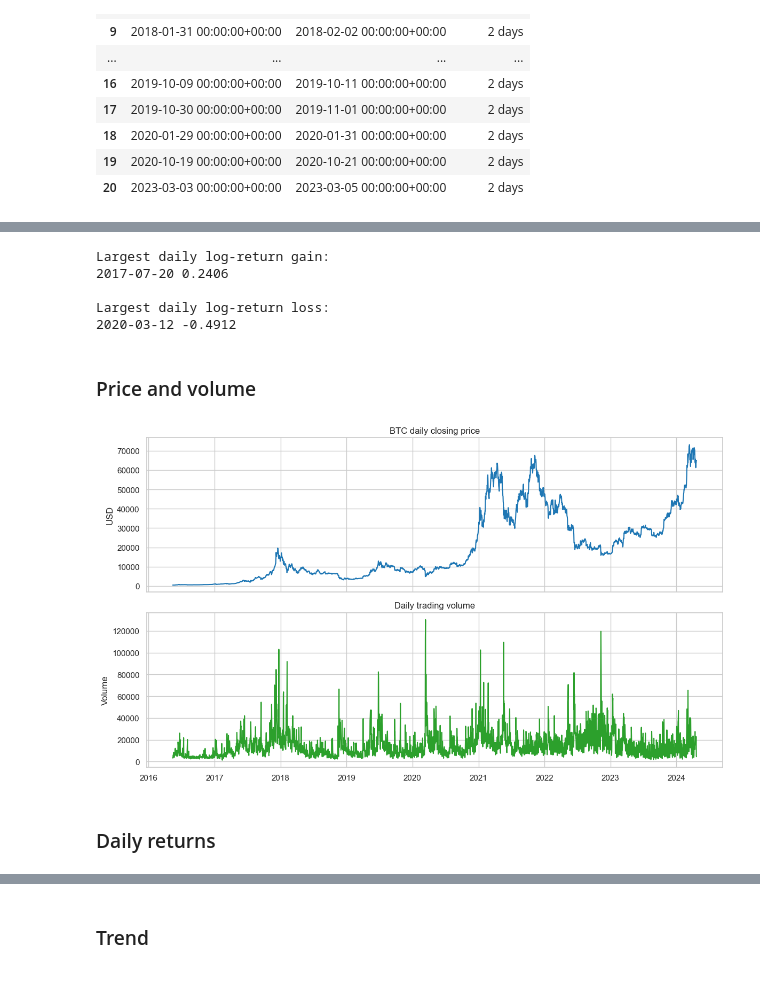
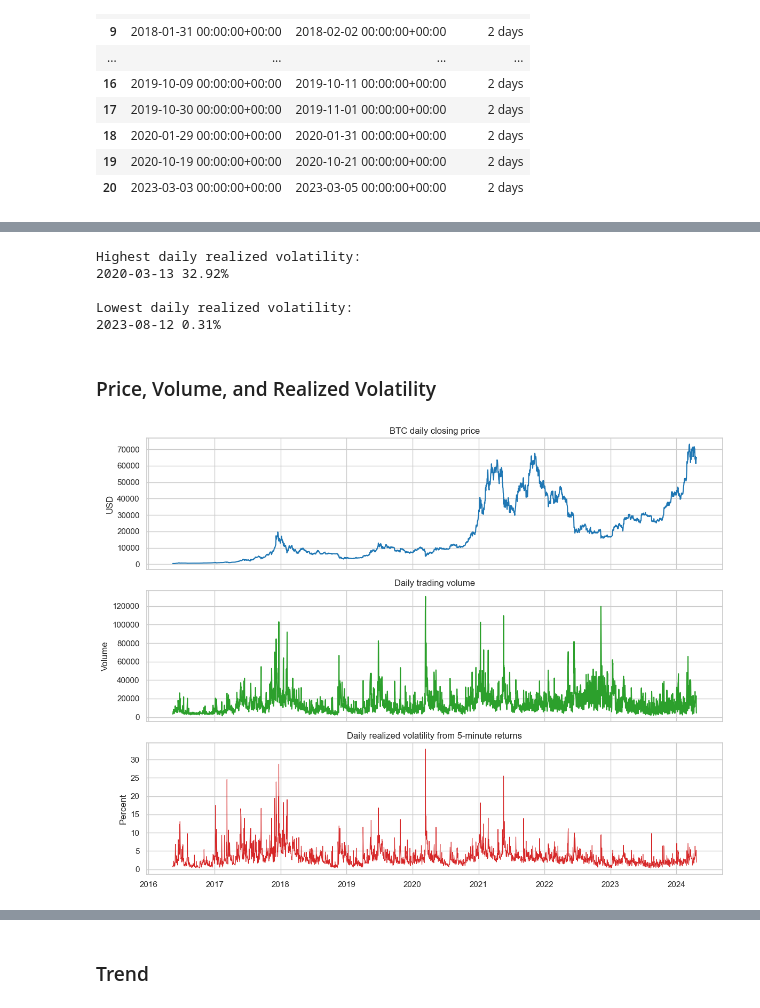
Before and after one commit to pBraxton02/LSTM_SGARCH_rr, a Jupyter notebook: EDA.ipynb, the cells around one changed output, grey strips where cells are left out. Cells and saved outputs as stored; diff of their text form; code cells hidden in the pictures.

Commit message:
Update EDA for next-day volatility forecasting

```diff
--- a/EDA.ipynb
+++ b/EDA.ipynb
@@ -19,4 +40,5 @@ pd.options.display.float_format = "{:,.4f}".format
 # %%
-DATA_PATH = Path("data/BTC/BTC_USD_coinbase_spot_daily_features.csv")
+DAILY_DATA_PATH = Path("data/BTC/BTC_USD_coinbase_spot_daily_features.csv")
 METADATA_PATH = Path("data/BTC/BTC_USD_coinbase_spot_daily_features.metadata.json")
 SCALER_PATH = Path("data/BTC/BTC_USD_coinbase_spot_daily_features.scaler.pkl")
+RAW_5MIN_PATH = Path("data/BTC/BTC_USD_coinbase_spot_5min.csv")
@@ -23,5 +49,5 @@ SCALER_PATH = Path("data/BTC/BTC_USD_coinbase_spot_daily_features.scaler.pkl")
 # %%
-daily_scaled = pd.read_csv(DATA_PATH, parse_dates=["timestamp_utc"])
+daily_scaled = pd.read_csv(DAILY_DATA_PATH, parse_dates=["timestamp_utc"])
 
 with METADATA_PATH.open("r", encoding="utf-8") as file:
     metadata = json.load(file)
@@ -48,0 +77,18 @@ daily_full.head()
+# %%
+raw_5min = pd.read_csv(RAW_5MIN_PATH, parse_dates=["timestamp_utc"])
+raw_5min = raw_5min.sort_values("timestamp_utc").set_index("timestamp_utc")
+
+raw_5min["log_close"] = np.log(raw_5min["close"])
+raw_5min["intraday_log_return"] = raw_5min["log_close"].diff()
+raw_5min["intraday_squared_return"] = raw_5min["intraday_log_return"] ** 2
+
+realized_volatility = raw_5min["intraday_squared_return"].resample("1D").sum().pow(0.5)
+realized_observations = raw_5min["intraday_log_return"].resample("1D").count()
+
+realized_daily = pd.DataFrame({
+    "realized_volatility": realized_volatility,
+    "realized_observations": realized_observations,
+})
+realized_daily["realized_variance"] = realized_daily["realized_volatility"] ** 2
+realized_daily["realized_volatility_pct"] = realized_daily["realized_volatility"] * 100
+realized_daily.head()
@@ -48,0 +103,13 @@ daily_full.head()
+# %%
+daily_full = daily_full.join(realized_daily, how="left")
+daily_full["target_realized_volatility_next"] = daily_full["realized_volatility"].shift(-1)
+daily_full["log_realized_volatility"] = np.log(daily_full["realized_volatility"])
+
+daily_full[[
+    "close",
+    "log_return",
+    "realized_volatility",
+    "realized_volatility_pct",
+    "target_realized_volatility_next",
+    "split",
+]].head()
@@ -177,35 +269,37 @@ daily[main_columns].describe().T
-# %%
-largest_gain_date = daily["log_return"].idxmax()
-largest_loss_date = daily["log_return"].idxmin()
-
-print("Largest daily log-return gain:")
-print(largest_gain_date.date(), round(daily.loc[largest_gain_date, "log_return"], 4))
-
-print("\nLargest daily log-return loss:")
-print(largest_loss_date.date(), round(daily.loc[largest_loss_date, "log_return"], 4))
-# %% [output]
-Largest daily log-return gain:
-2017-07-20 0.2406
-
-Largest daily log-return loss:
-2020-03-12 -0.4912
+# %%
+highest_volatility_date = daily["realized_volatility"].idxmax()
+lowest_volatility_date = daily["realized_volatility"].idxmin()
+
+print("Highest daily realized volatility:")
+print(highest_volatility_date.date(), f"{daily.loc[highest_volatility_date, 'realized_volatility_pct']:.2f}%")
+
+print("\nLowest daily realized volatility:")
+print(lowest_volatility_date.date(), f"{daily.loc[lowest_volatility_date, 'realized_volatility_pct']:.2f}%")
+# %% [output]
+Highest daily realized volatility:
+2020-03-13 32.92%
+
+Lowest daily realized volatility:
+2023-08-12 0.31%
 # %% [markdown]
-### Price and volume
+### Price, Volume, and Realized Volatility
 # %%
-fig, axes = plt.subplots(2, 1, figsize=(12, 7), sharex=True)
+fig, axes = plt.subplots(3, 1, figsize=(12, 9), sharex=True)
 
 axes[0].plot(daily.index, daily["close"], color="tab:blue")
 axes[0].set_title("BTC daily closing price")
 axes[0].set_ylabel("USD")
 
 axes[1].plot(daily.index, daily["volume"], color="tab:green")
 axes[1].set_title("Daily trading volume")
 axes[1].set_ylabel("Volume")
 
+axes[2].plot(daily.index, daily["realized_volatility_pct"], color="tab:red", linewidth=0.8)
+axes[2].set_title("Daily realized volatility from 5-minute returns")
+axes[2].set_ylabel("Percent")
+
 plt.tight_layout()
 plt.show()
 # %% [output]
-[figure, old version]
+[figure, new version]
-# %% [markdown]
-### Daily returns
 # %%
```
Also changed, not shown: parts of 46 cells of this notebook.
